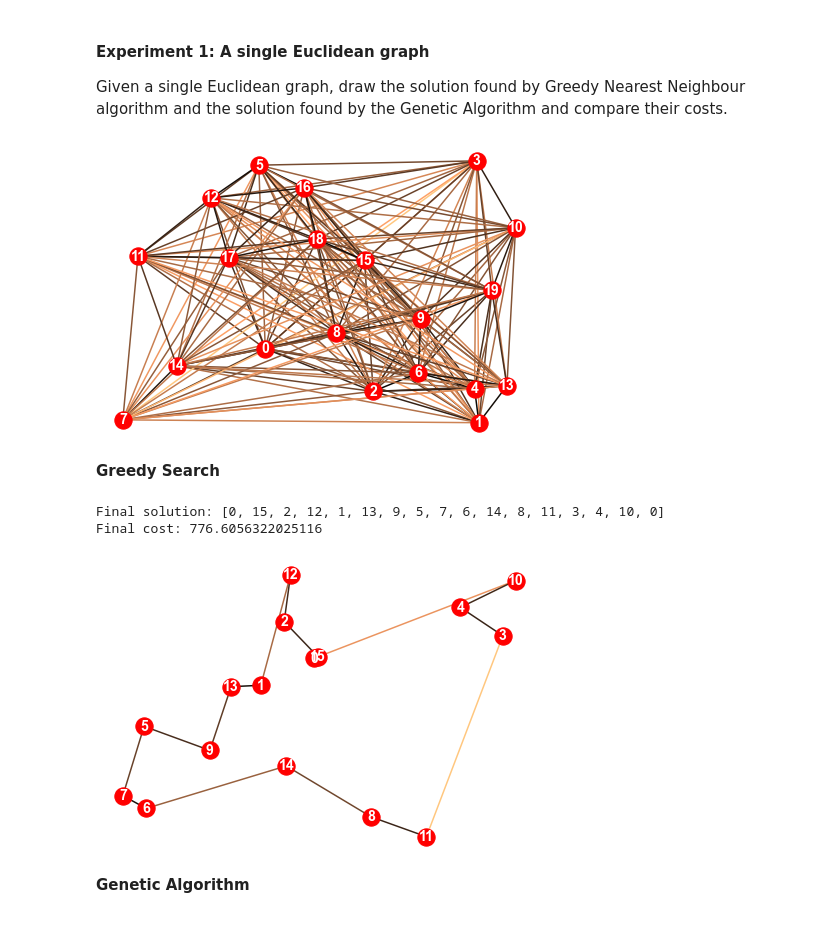
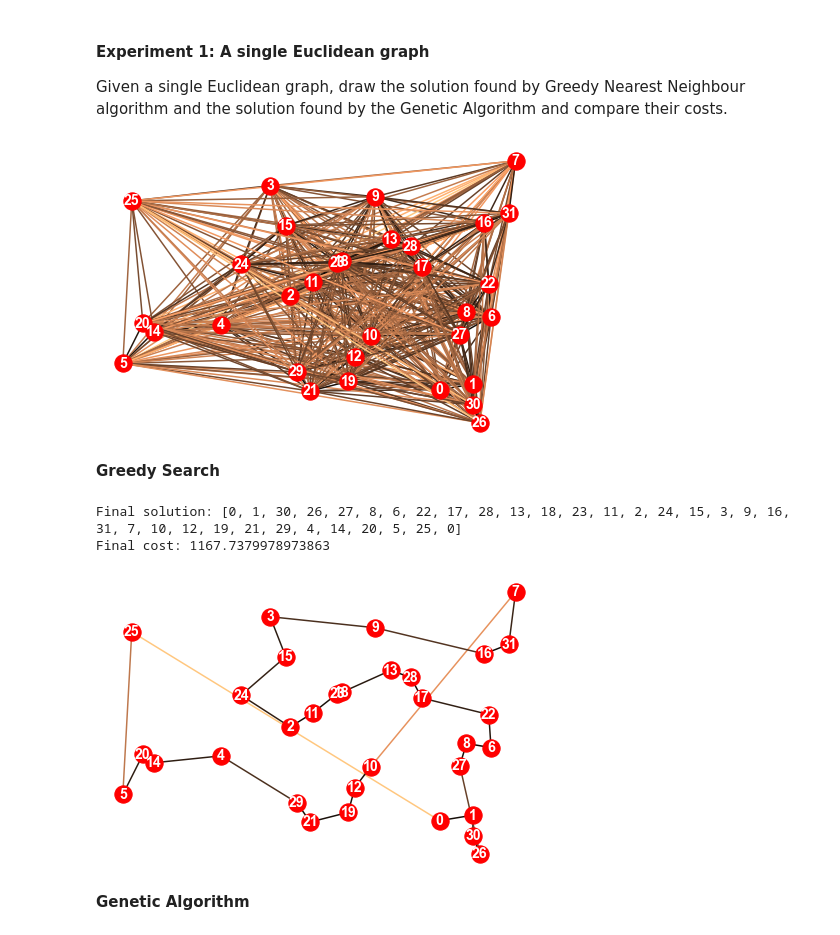
Before and after one commit to danielj0nes/metaheuristics, a Jupyter notebook: Template.ipynb, the cells around one changed output. Cells and saved outputs as stored; diff of their text form; code cells hidden in the pictures.

```diff
--- a/Template.ipynb
+++ b/Template.ipynb
@@ -813,10 +823,10 @@ draw(G, best_path)
 #### Experiment 1: **A single Euclidean graph**
 Given a single Euclidean graph, draw the solution found by Greedy Nearest Neighbour algorithm and the solution found by the Genetic Algorithm and compare their costs.
 # %%
-G = Graph(20, 'Euclidean')
+G = Graph(32, 'Euclidean')
 draw(G)
 # %% [output]
-[figure, old version]
+[figure, new version]
 # %% [markdown]
 **Greedy Search**
 # %%
@@ -825,9 +835,9 @@ print(f"Final solution: {path}")
 print(f"Final cost: {weight}")
 draw(G, path)
 # %% [output]
-Final solution: [0, 15, 2, 12, 1, 13, 9, 5, 7, 6, 14, 8, 11, 3, 4, 10, 0]
-Final cost: 776.6056322025116
+Final solution: [0, 1, 30, 26, 27, 8, 6, 22, 17, 28, 13, 18, 23, 11, 2, 24, 15, 3, 9, 16, 31, 7, 10, 12, 19, 21, 29, 4, 14, 20, 5, 25, 0]
+Final cost: 1167.7379978973863
-[figure, old version]
+[figure, new version]
 # %% [markdown]
 **Genetic Algorithm**
 # %%
```
Also changed, not shown: parts of 31 cells of this notebook, 1 other file.
